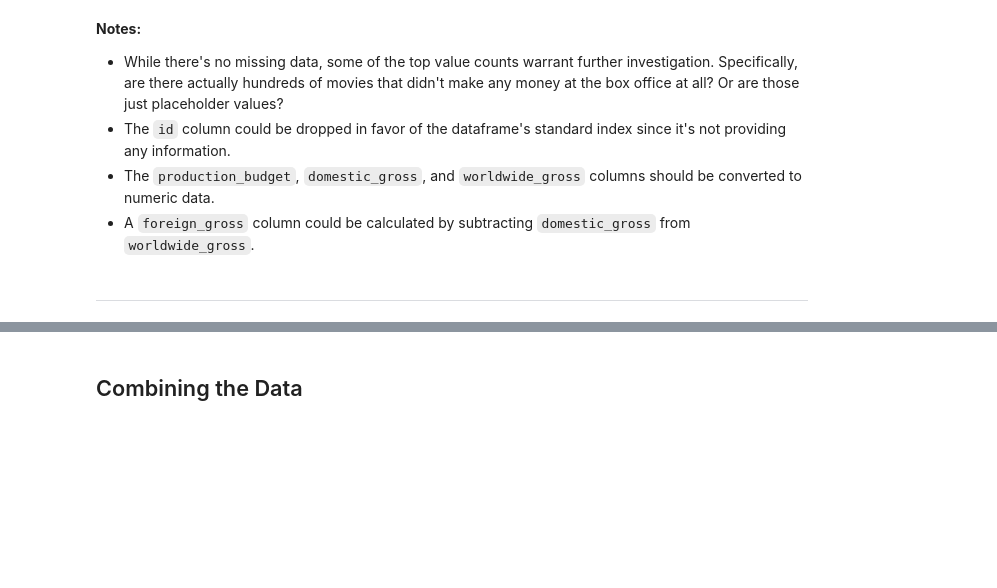
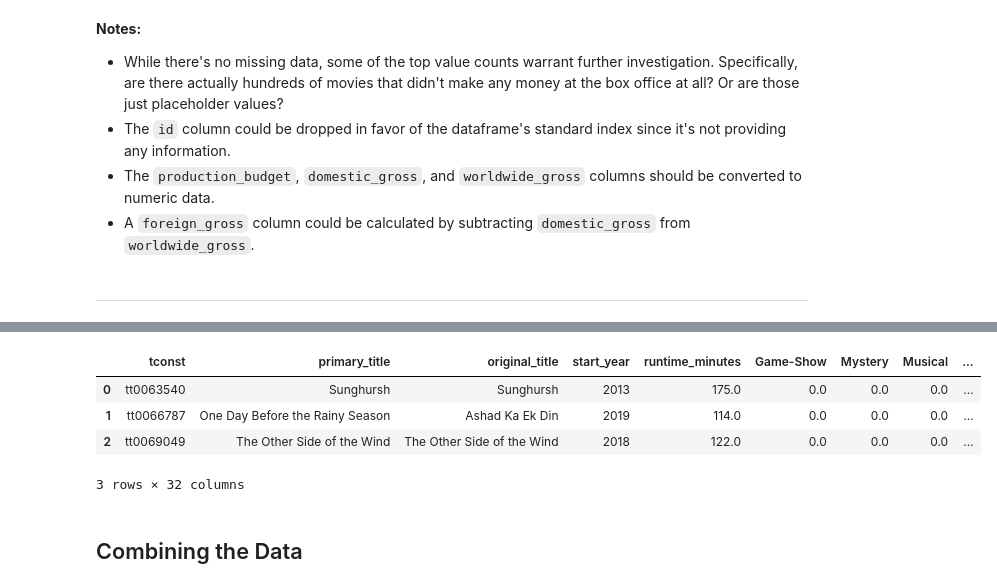
Before and after one commit to tjkyner/flatiron-ds-phase-1-project, a Jupyter notebook: notebooks/preprocessing.ipynb, the cells around one changed output, grey strips where cells are left out. Saved outputs shown, nothing was run; the diff lists cells and outputs as text; code cells hidden in the pictures; blank space fills up the shorter version.

```diff
--- a/notebooks/preprocessing.ipynb
+++ b/notebooks/preprocessing.ipynb
@@ -386,3 +494,12 @@ df_tn_movie_budgets.describe()
+# %%
+df_cleaned_imdb_title_basics = pd.read_csv('../data/cleaned/df_cleaned_imdb_title_basics.csv')
+df_cleaned_imdb_title_basics.head(3)
+# %% [output]
+|  | tconst | primary_title | original_title | start_year | runtime_minutes | Game-Show | Mystery | Musical | ... |
+| 0 | tt0063540 | Sunghursh | Sunghursh | 2013 | 175.0 | 0.0 | 0.0 | 0.0 | ... |
+| 1 | tt0066787 | One Day Before the Rainy Season | Ashad Ka Ek Din | 2019 | 114.0 | 0.0 | 0.0 | 0.0 | ... |
+| 2 | tt0069049 | The Other Side of the Wind | The Other Side of the Wind | 2018 | 122.0 | 0.0 | 0.0 | 0.0 | ... |
+3 rows × 32 columns
 # %% [markdown]
 ## Combining the Data
 # %% [markdown]
```
Also changed, not shown: parts of 19 cells of this notebook, 1 other file.
